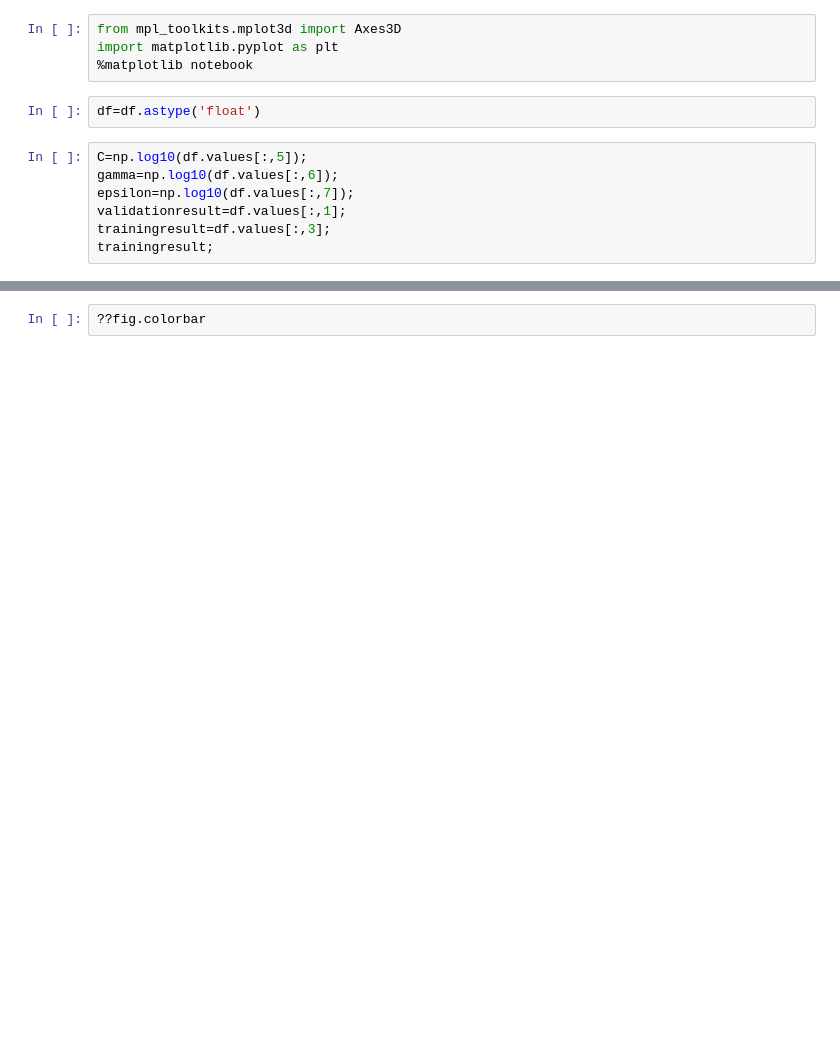
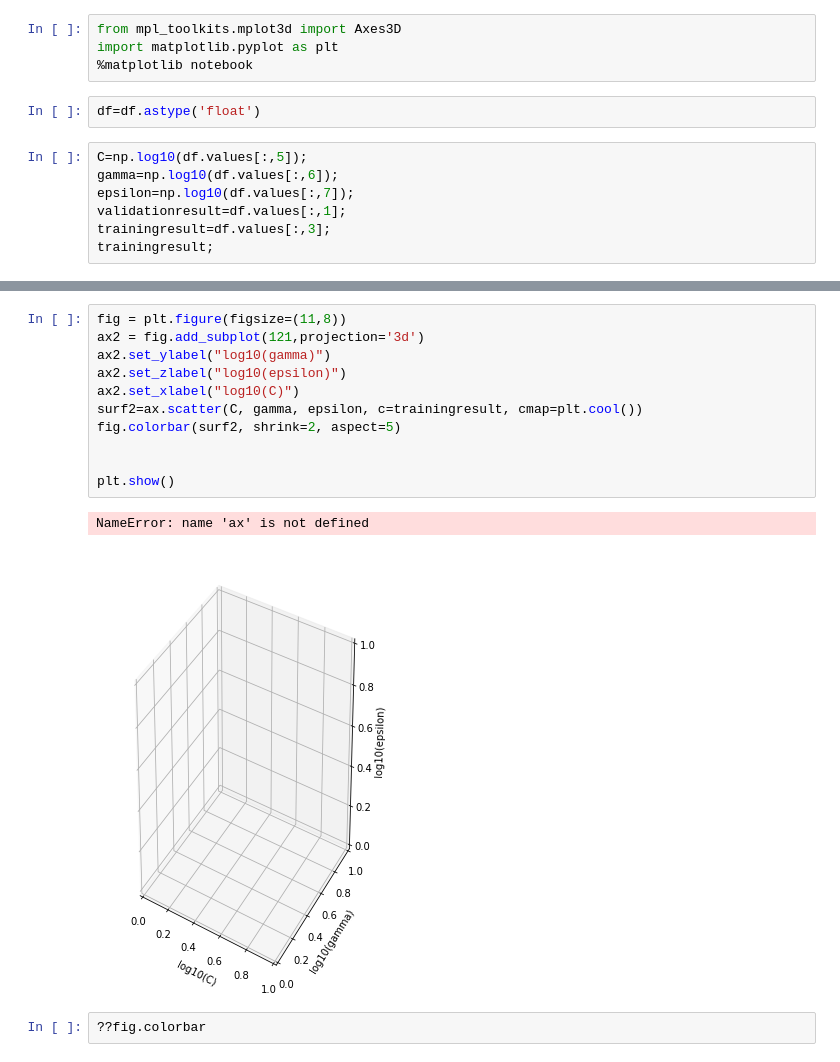
Before and after one commit to MarioBonse/MachineLearningProject, a Jupyter notebook: src/3Dgraphview.ipynb, the cells around one changed output, grey strips where cells are left out. Drawn from its saved outputs; the diff is of its cells as text; blank space fills up the shorter version.

```diff
--- a/src/3Dgraphview.ipynb
+++ b/src/3Dgraphview.ipynb
@@ -84,2 +58,16 @@ SyntaxError: invalid syntax (<ipython-input-88-1ff0b9a98467>, line 1)
+# %%
+fig = plt.figure(figsize=(11,8))
+ax2 = fig.add_subplot(121,projection='3d')
+ax2.set_ylabel("log10(gamma)")
+ax2.set_zlabel("log10(epsilon)")
+ax2.set_xlabel("log10(C)")
+surf2=ax.scatter(C, gamma, epsilon, c=trainingresult, cmap=plt.cool())
+fig.colorbar(surf2, shrink=2, aspect=5)
+
+
+plt.show()
+# %% [output]
+NameError: name 'ax' is not defined
+[figure, added]
 # %%
 ??fig.colorbar
```
Also changed, not shown: parts of 3 cells of this notebook, 10 other files.
